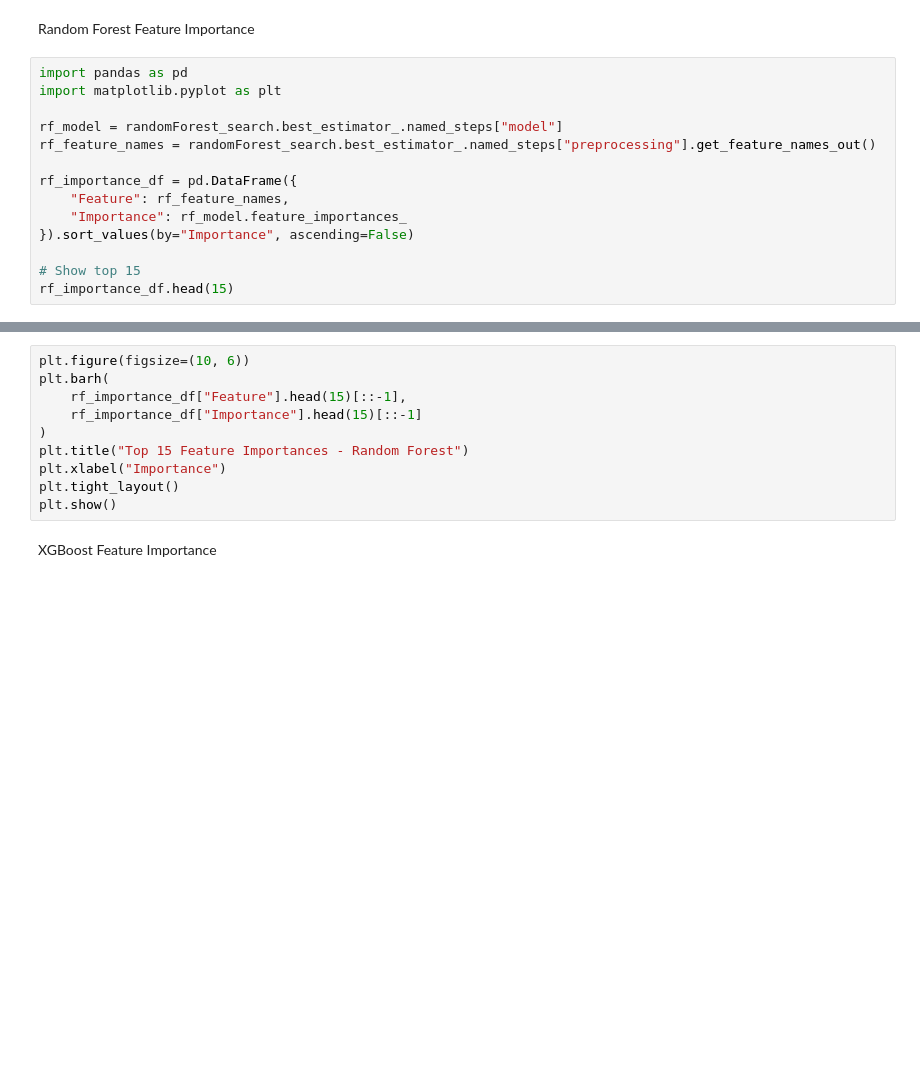
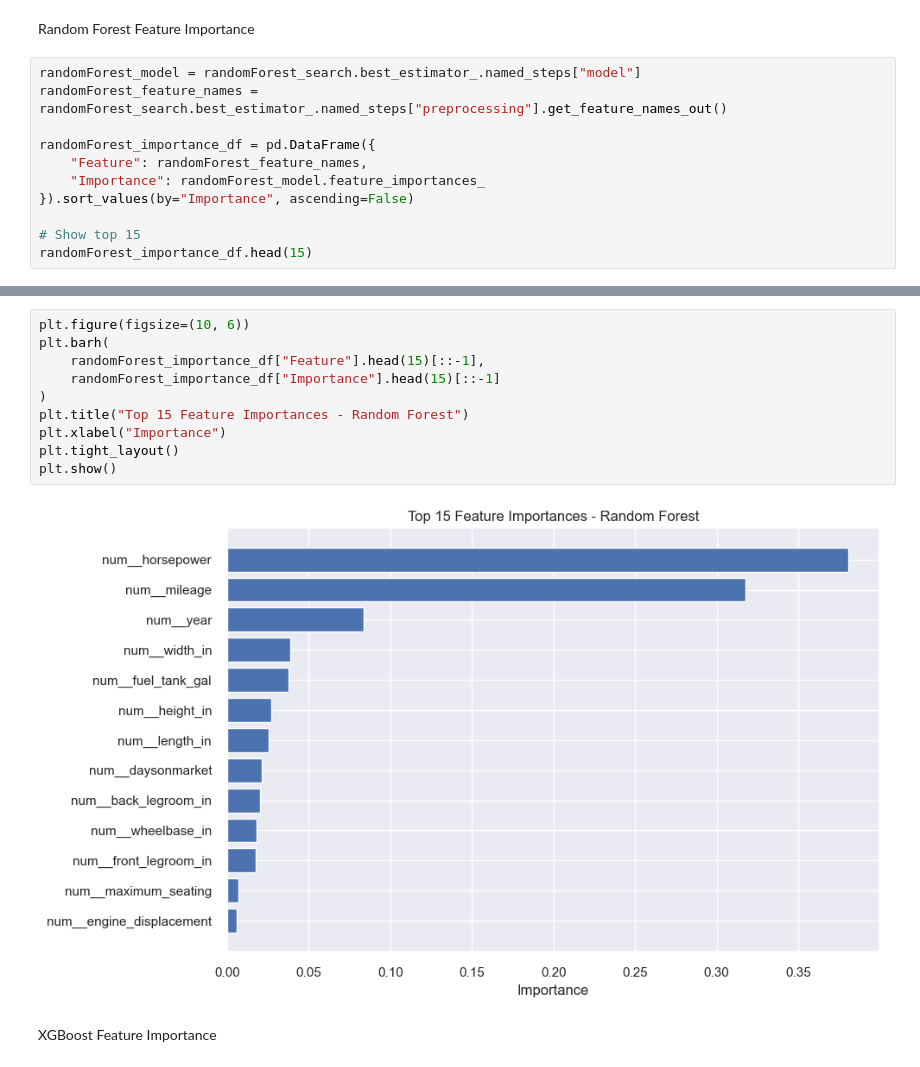
Before and after one commit to chalou123456/COMP333_Group_O, a Jupyter notebook: COMP333_PROJECT_GROUP_O.ipynb, the cells around one changed output, grey strips where cells are left out. Saved outputs shown, nothing was run; the diff lists cells and outputs as text; blank space fills up the shorter version.

```diff
--- a/COMP333_PROJECT_GROUP_O.ipynb
+++ b/COMP333_PROJECT_GROUP_O.ipynb
@@ -1517,16 +1524,13 @@ To interpret the advanced supervised models, we analyze feature importance for b
 # %% [markdown]
 Random Forest Feature Importance
 # %%
-import pandas as pd
-import matplotlib.pyplot as plt
+randomForest_model = randomForest_search.best_estimator_.named_steps["model"]
+randomForest_feature_names = randomForest_search.best_estimator_.named_steps["preprocessing"].get_feature_names_out()
 
-rf_model = randomForest_search.best_estimator_.named_steps["model"]
-rf_feature_names = randomForest_search.best_estimator_.named_steps["preprocessing"].get_feature_names_out()
-
-rf_importance_df = pd.DataFrame({
-    "Feature": rf_feature_names,
-    "Importance": rf_model.feature_importances_
+randomForest_importance_df = pd.DataFrame({
+    "Feature": randomForest_feature_names,
+    "Importance": randomForest_model.feature_importances_
 }).sort_values(by="Importance", ascending=False)
 
 # Show top 15
-rf_importance_df.head(15)
+randomForest_importance_df.head(15)
@@ -1533,13 +1552,15 @@ rf_importance_df.head(15)
 # %%
 plt.figure(figsize=(10, 6))
 plt.barh(
-    rf_importance_df["Feature"].head(15)[::-1],
-    rf_importance_df["Importance"].head(15)[::-1]
+    randomForest_importance_df["Feature"].head(15)[::-1],
+    randomForest_importance_df["Importance"].head(15)[::-1]
 )
 plt.title("Top 15 Feature Importances - Random Forest")
 plt.xlabel("Importance")
 plt.tight_layout()
 plt.show()
+# %% [output]
+[figure, added]
 # %% [markdown]
 XGBoost Feature Importance
 # %%
```
Also changed, not shown: parts of 8 cells of this notebook.
